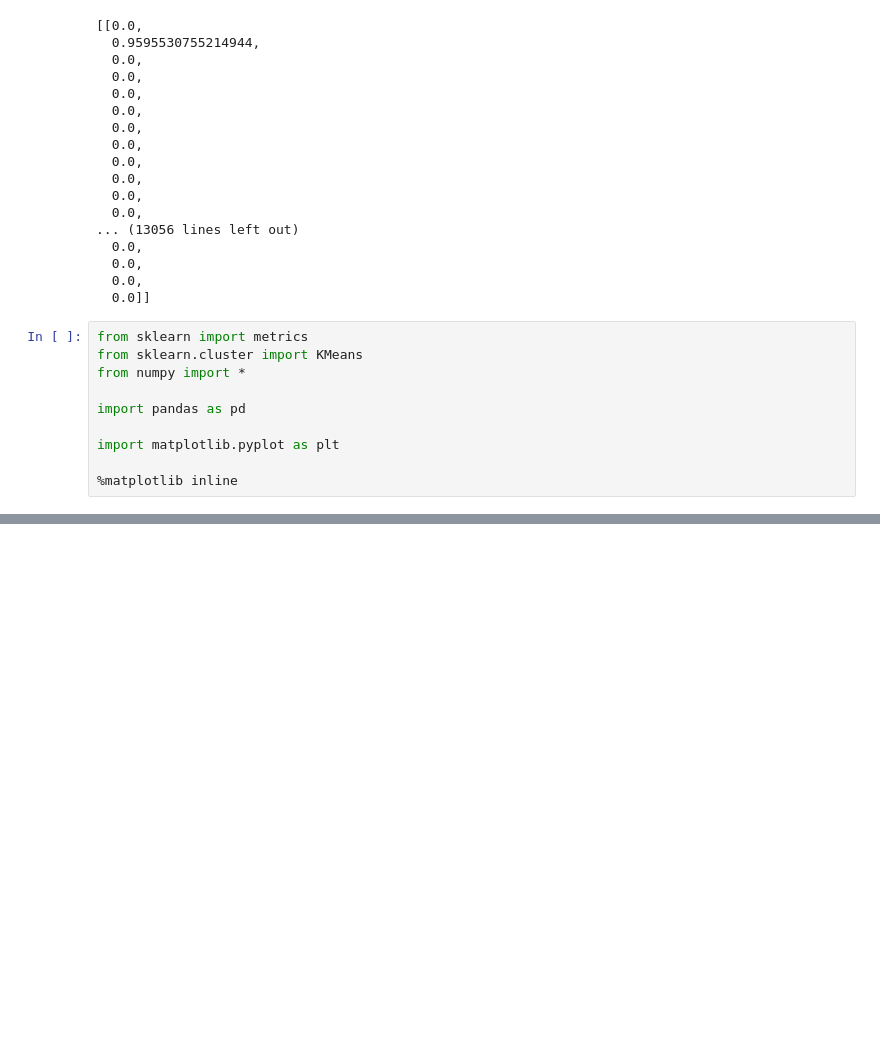
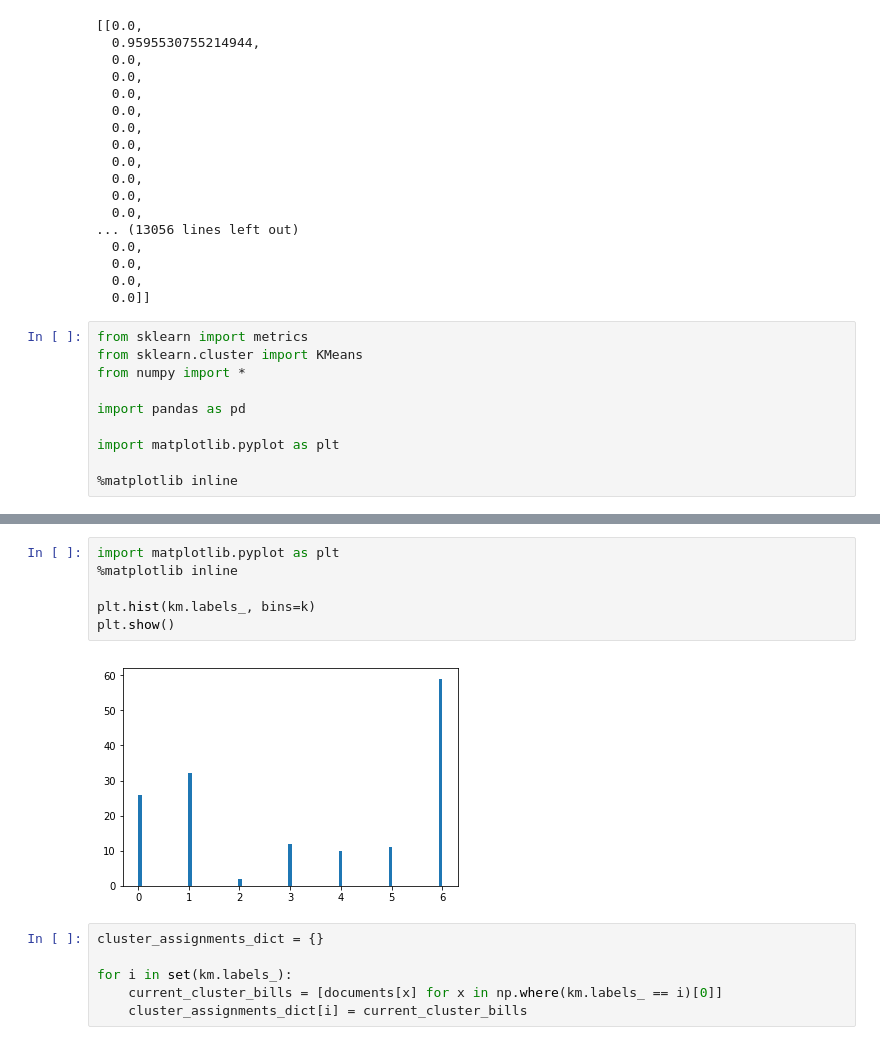
Before and after one commit to gabrielfleal/padroesAgrupamento, a Jupyter notebook: TFIDFturma.ipynb, the cells around one changed output, grey strips where cells are left out. Drawn from its saved outputs; the diff is of its cells as text; blank space fills up the shorter version.

```diff
--- a/TFIDFturma.ipynb
+++ b/TFIDFturma.ipynb
@@ -335,0 +337,14 @@ array([1, 0, 1, 0, 2, 2, 1, 2, 1, 2, 2, 2, 3, 2, 2, 0, 1, 3, 1, 2, 2, 0,
+# %%
+import matplotlib.pyplot as plt
+%matplotlib inline
+
+plt.hist(km.labels_, bins=k)
+plt.show()
+# %% [output]
+[figure, added]
+# %%
+cluster_assignments_dict = {}
+
+for i in set(km.labels_):
+    current_cluster_bills = [documents[x] for x in np.where(km.labels_ == i)[0]]
+    cluster_assignments_dict[i] = current_cluster_bills
```
Also changed, not shown: parts of 7 cells of this notebook.
